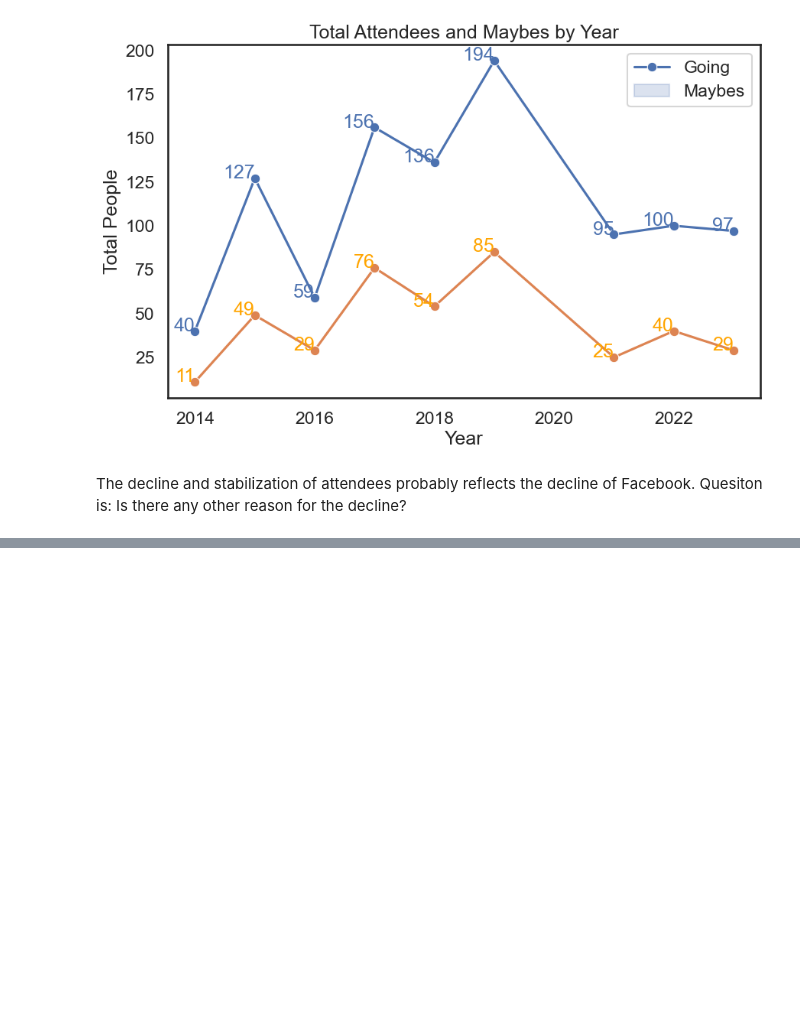
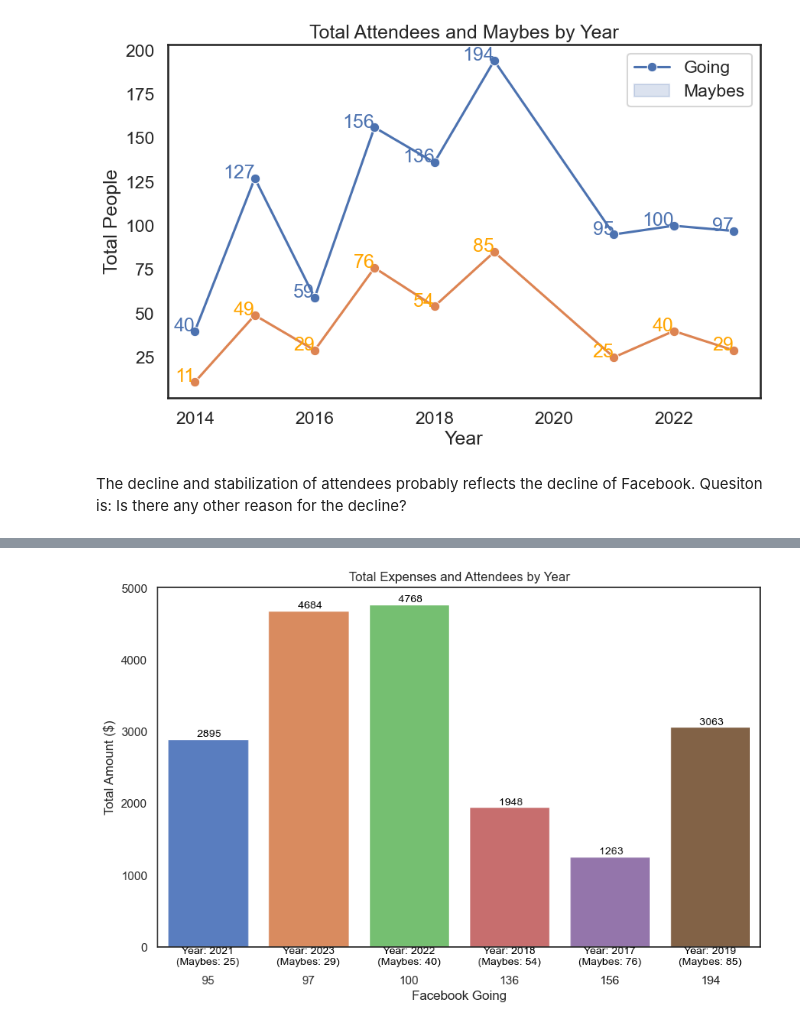
Before and after one commit to johbry17/Harvest-Party, a Jupyter notebook: exploratory_data_analysis.ipynb, the cells around one changed output, grey strips where cells are left out. Drawn from its saved outputs; the diff is of its cells as text; code cells hidden in the pictures; blank space fills up the shorter version.

```diff
--- a/exploratory_data_analysis.ipynb
+++ b/exploratory_data_analysis.ipynb
@@ -1116,0 +1214,54 @@ The decline and stabilization of attendees probably reflects the decline of Face
+# %%
+# barplot of Facebook Going vs total expenses by year
+
+# group and sort sums by year, 2017+
+df_sum = df[df.Year >= 2017].groupby("Year")["Amount"].sum().reset_index()
+att_sum = att_df[att_df.Year >= 2017].copy()
+
+# merge dfs
+df_att = pd.merge(df_sum, att_sum, on="Year", how="outer")
+
+# sort by 'Going'
+df_att.sort_values("Going", inplace=True)
+
+# plot the chart
+sns.set_theme(style="white")
+plt.figure(figsize=(10, 6))
+ax = sns.barplot(x="Going", y="Amount", data=df_att, palette="muted")
+
+# add labels
+for i, bar in enumerate(ax.patches):
+    # print the sum at the top of each bar
+    ax.text(
+        bar.get_x() + bar.get_width() / 2.0,
+        bar.get_height(),
+        " {:.0f}".format(bar.get_height()),
+        ha="center",
+        va="bottom",
+        color="black",
+        size="small",
+    )
+    # print the year at the bottom of each bar
+    ax.text(
+        bar.get_x() + bar.get_width() / 2.0,
+        0,
+        "Year: {}\n(Maybes: {})".format(
+            df_att["Year"].values[i], df_att["Maybes"].values[i]
+        ),
+        ha="center",
+        va="top",
+        color="black",
+        size="small",
+    )
+
+# move xticks down
+for tick in ax.get_xticklabels():
+    tick.set_y(-0.05)
+
+# format plot
+plt.title("Total Expenses and Attendees by Year")
+plt.xlabel("Facebook Going")
+plt.ylabel("Total Amount ($)")
+plt.show()
+# %% [output]
+[figure, added]
```
Also changed, not shown: parts of 25 cells of this notebook, 14 other files.
